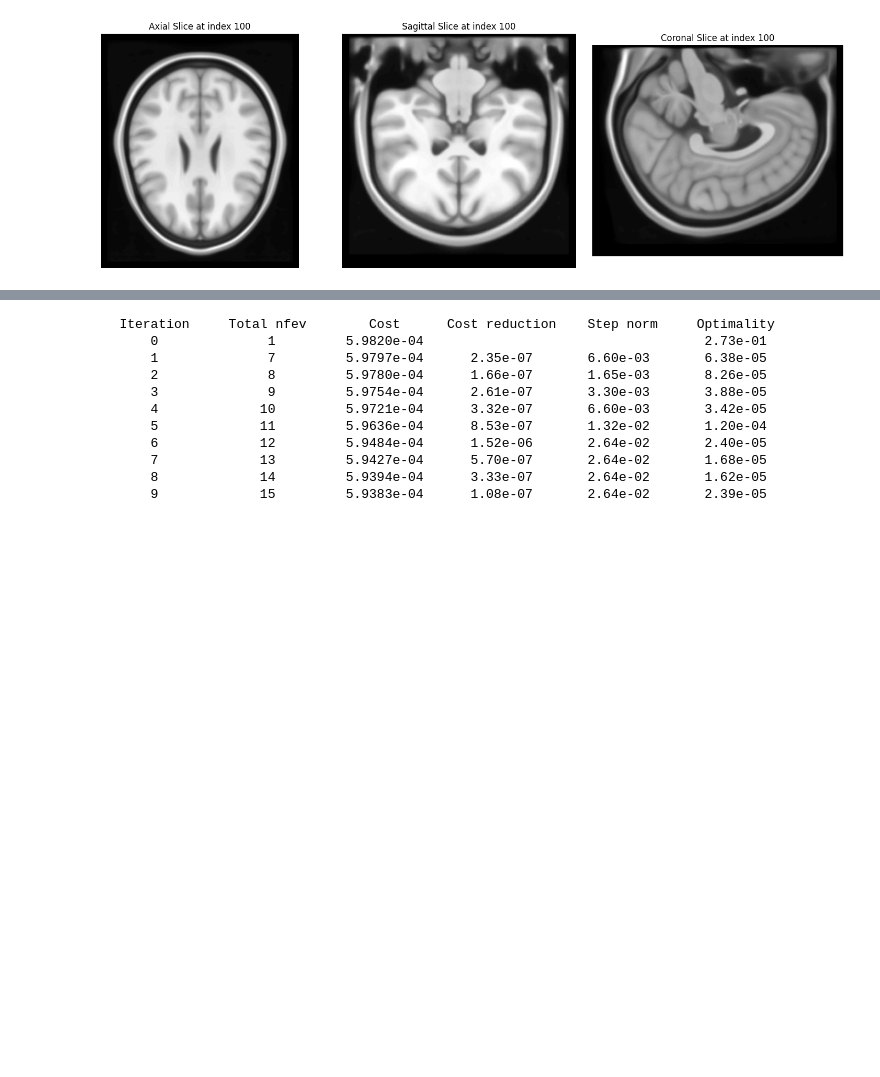
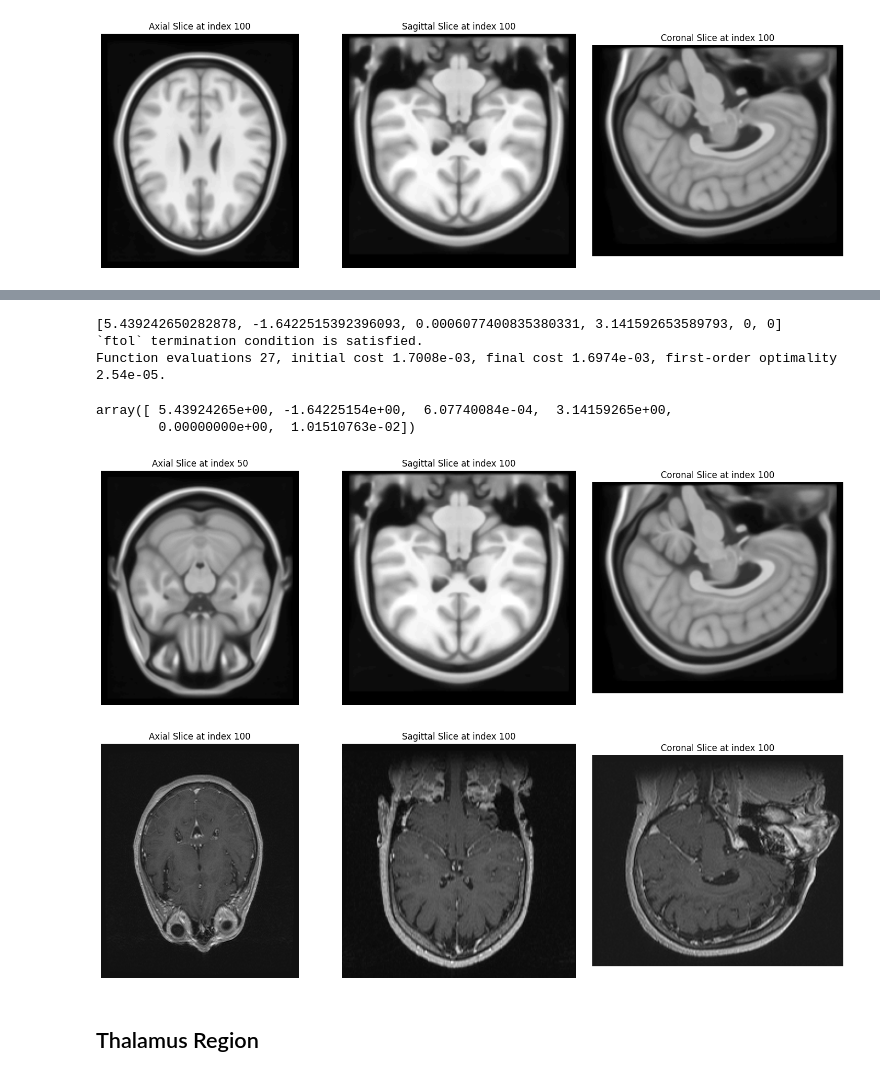
Before and after one commit to ulhaqi12/medical-imaging-project, a Jupyter notebook: part2.ipynb, the cells around one changed output, grey strips where cells are left out. Saved outputs shown, nothing was run; the diff lists cells and outputs as text; code cells hidden in the pictures; blank space fills up the shorter version.

```diff
--- a/part2.ipynb
+++ b/part2.ipynb
@@ -139,17 +167,8 @@ def coregister_image(reference_image: np.ndarray, input_image: np.ndarray, optim
     return result, errors
 # %%
 # least squares
-result = coregister_image(normalize(reference_zoomed), normalize(patient_image.pixel_array), "LS")
-solution_found = result.x
+result, errors = coregister_image(normalize(reference_image.pixel_array), normalize(patient_image.pixel_array), "LS")
 # %% [output]
-   Iteration     Total nfev        Cost      Cost reduction    Step norm     Optimality
-       0              1         5.9820e-04                                    2.73e-01
-       1              7         5.9797e-04      2.35e-07       6.60e-03       6.38e-05
-       2              8         5.9780e-04      1.66e-07       1.65e-03       8.26e-05
-       3              9         5.9754e-04      2.61e-07       3.30e-03       3.88e-05
-       4             10         5.9721e-04      3.32e-07       6.60e-03       3.42e-05
-       5             11         5.9636e-04      8.53e-07       1.32e-02       1.20e-04
-       6             12         5.9484e-04      1.52e-06       2.64e-02       2.40e-05
-       7             13         5.9427e-04      5.70e-07       2.64e-02       1.68e-05
-       8             14         5.9394e-04      3.33e-07       2.64e-02       1.62e-05
-       9             15         5.9383e-04      1.08e-07       2.64e-02       2.39e-05
+[5.439242650282878, -1.6422515392396093, 0.0006077400835380331, 3.141592653589793, 0, 0]
+`ftol` termination condition is satisfied.
+Function evaluations 27, initial cost 1.7008e-03, final cost 1.6974e-03, first-order optimality 2.54e-05.
@@ -158,0 +175,17 @@ patient_image.visualize_slices(100, 256, 256, aspect=2)
+# %%
+result.x
+# %% [output]
+array([ 5.43924265e+00, -1.64225154e+00,  6.07740084e-04,  3.14159265e+00,
+        0.00000000e+00,  1.01510763e-02])
+# %%
+parameters = [5.439242650282878, -1.6422515392396093, 0.0006077400835380331, 3.141592653589793, 0, 0]
+# %%
+transformed = rigid_transform(patient_image.pixel_array, parameters)
+# %%
+visualize_slices(reference_image.pixel_array, 50, 100, 100)
+visualize_slices(transformed, 100, 100, 100)
+# %% [output]
+[figure, added]
+[figure, added]
+# %% [markdown]
+## Thalamus Region
```
Also changed, not shown: parts of 22 cells of this notebook, 4 other files.
